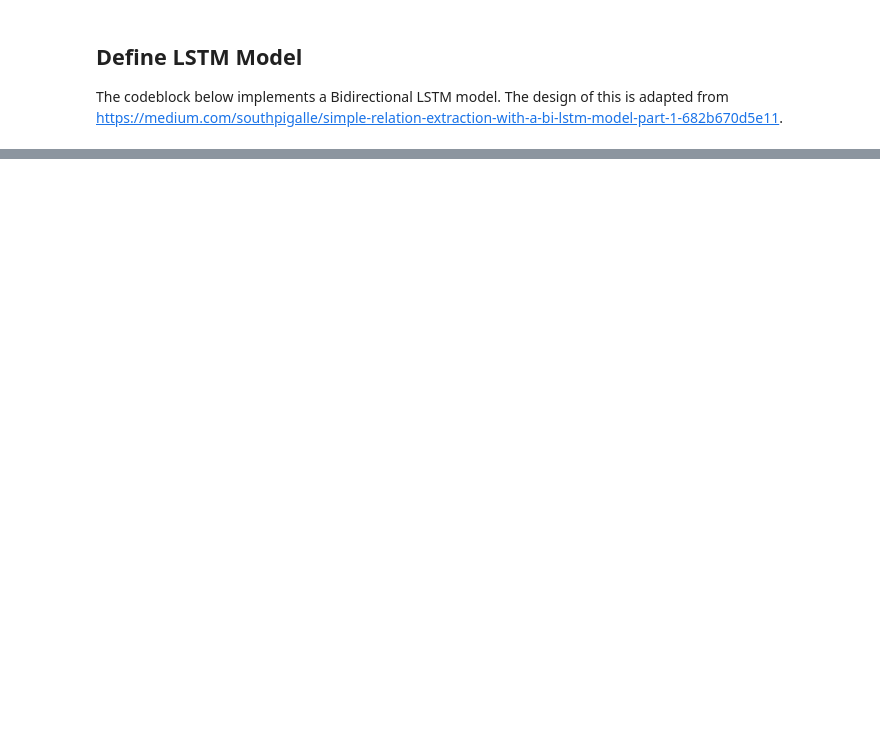
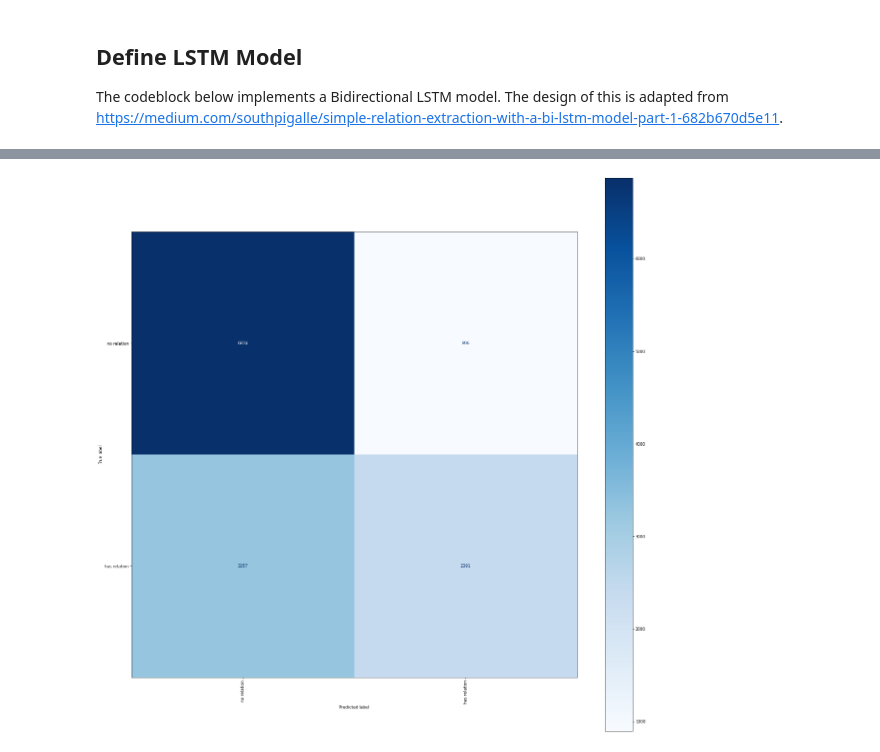
Before and after one commit to joehiggitt/relation-extraction, a Jupyter notebook: LSTM.ipynb, the cells around one changed output, grey strips where cells are left out. Cells and saved outputs as stored; diff of their text form; code cells hidden in the pictures; blank space fills up the shorter version.

```diff
--- a/LSTM.ipynb
+++ b/LSTM.ipynb
@@ -212,0 +348,29 @@ plt.show()
+# %%
+vectoriser, vectoriser_vocab = create_vectoriser(X, VOCAB_SIZE, MAX_LEN)
+
+model2 = create_RelExLSTM(
+    vocab_size=VOCAB_SIZE,
+    max_len=MAX_LEN,
+    text_embed_size=TEXT_EMEDDING_SIZE,
+    pos_embed_size=POS_EMEDDING_SIZE,
+    lstm_units=LSTM_UNITS,
+    num_labels=1,
+    final_activation="sigmoid"
+    # vocab=X,
+    # use_vocab=False
+)
+
+# model = RelExLSTM(
+#     text_embed_size=TEXT_EMEDDING_SIZE,
+#     pos_embed_size=POS_EMEDDING_SIZE,
+#     lstm_units=LSTM_UNITS,
+#     vocab_size=VOCAB_SIZE,
+#     num_labels=NUM_LABELS,
+#     max_len=MAX_LEN,
+#     vocab=X,
+#     use_vocab=False
+# )
+
+model2.build([(100,), (100,), (100,)])
+model2.compile(optimizer=Adam(learning_rate=LR), loss=BinaryCrossentropy(), metrics=["acc"])
+model2.summary()
@@ -212,0 +395,4 @@ plt.show()
+# %%
+X_pp = vectoriser(X)
+
+model2.fit([X_pp, X1, X2], y1, epochs=EPOCHS, batch_size=BATCH_SIZE, validation_split=VAL_SPLIT)
@@ -212,0 +421,5 @@ plt.show()
+# %%
+X_test_pp = vectoriser(X_test)
+
+prediction_probs = model2.predict([X_test_pp, X1_test, X2_test])
+predictions = np.array((prediction_probs >= 0.5).flatten(), dtype=int)
@@ -212,0 +435,9 @@ plt.show()
+# %%
+cm = confusion_matrix(y1_test, predictions)
+fig, ax = plt.subplots(figsize=(25, 25), dpi=60)
+dis = ConfusionMatrixDisplay(confusion_matrix=cm, display_labels=["no relation", "has relation"])
+dis.plot(ax=ax, im_kw={"interpolation": "nearest", "cmap": plt.cm.Blues}, xticks_rotation="vertical")
+plt.show()
+# print(classification_report(y_index, predictions, digits=3))
+# %% [output]
+[figure, added]
```
Also changed, not shown: parts of 20 cells of this notebook, 2 other files.
